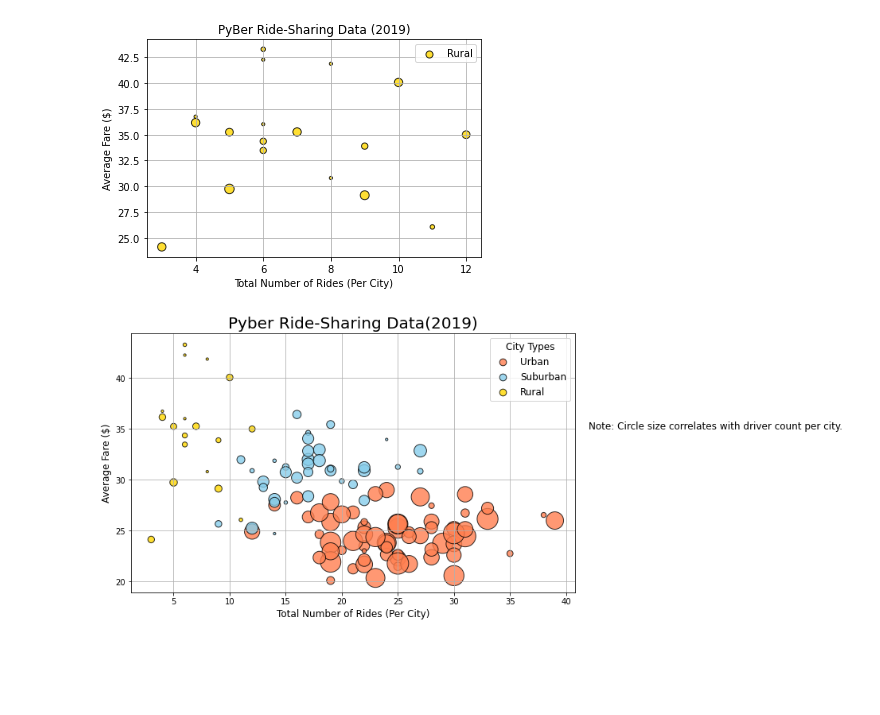
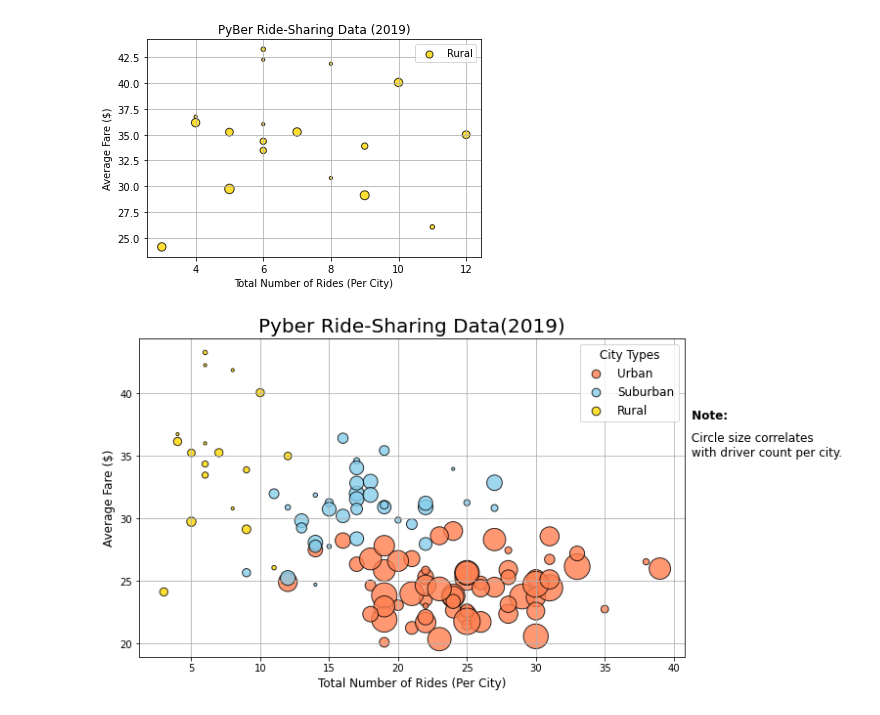
Before and after one commit to Jrheldmann/PyBer_Analysis, a Jupyter notebook: PyBer.ipynb, the cells around one changed output. Drawn from its saved outputs; the diff is of its cells as text; code cells hidden in the pictures; blank space fills up the shorter version.

Commit message:
Updating PyBer.ipynb for better Scatter Figure as per example

```diff
--- a/PyBer.ipynb
+++ b/PyBer.ipynb
@@ -266,32 +266,35 @@ plt.scatter(suburban_ride_count,
       alpha=0.8, label="Suburban")
 
 plt.scatter(rural_ride_count,
       rural_avg_fare,
       s=10*rural_driver_count, c="gold",
       edgecolor="black", linewidths=1,
       alpha=0.8, label="Rural")
 
 # Incorporate the other graph properties
 plt.title('Pyber Ride-Sharing Data(2019)', fontsize=20)
 plt.ylabel('Average Fare ($)', fontsize=12)
 plt.xlabel('Total Number of Rides (Per City)', fontsize=12)
 plt.grid(True)
 
 # Add the legend
 lgnd = plt.legend(fontsize="12", mode="Expanded",
                   scatterpoints=1, loc="best", title="City Types")
 lgnd.legendHandles[0]._sizes = [75]
 lgnd.legendHandles[1]._sizes = [75]
 lgnd.legendHandles[2]._sizes = [75]
 lgnd.get_title().set_fontsize(12)
 
 # Incorporate a text lable about circle size.
-plt.text(42, 35, "Note: Circle size correlates with driver count per city.", fontsize="12")
+t = (" Note:")
+e = (" Circle size correlates \n with driver count per city.")
+plt.text(41, 38, t, fontsize=12, fontweight='bold', ha='left')
+plt.text(41, 35, e, fontsize=12, ha='left')
 
 # Save the figure
 plt.savefig('analysis/Fig1.png')
 
 # Show the plot
 plt.show()
 # %% [output]
-[figure, old version]
+[figure, new version]
```
Also changed, not shown: 1 other file.
